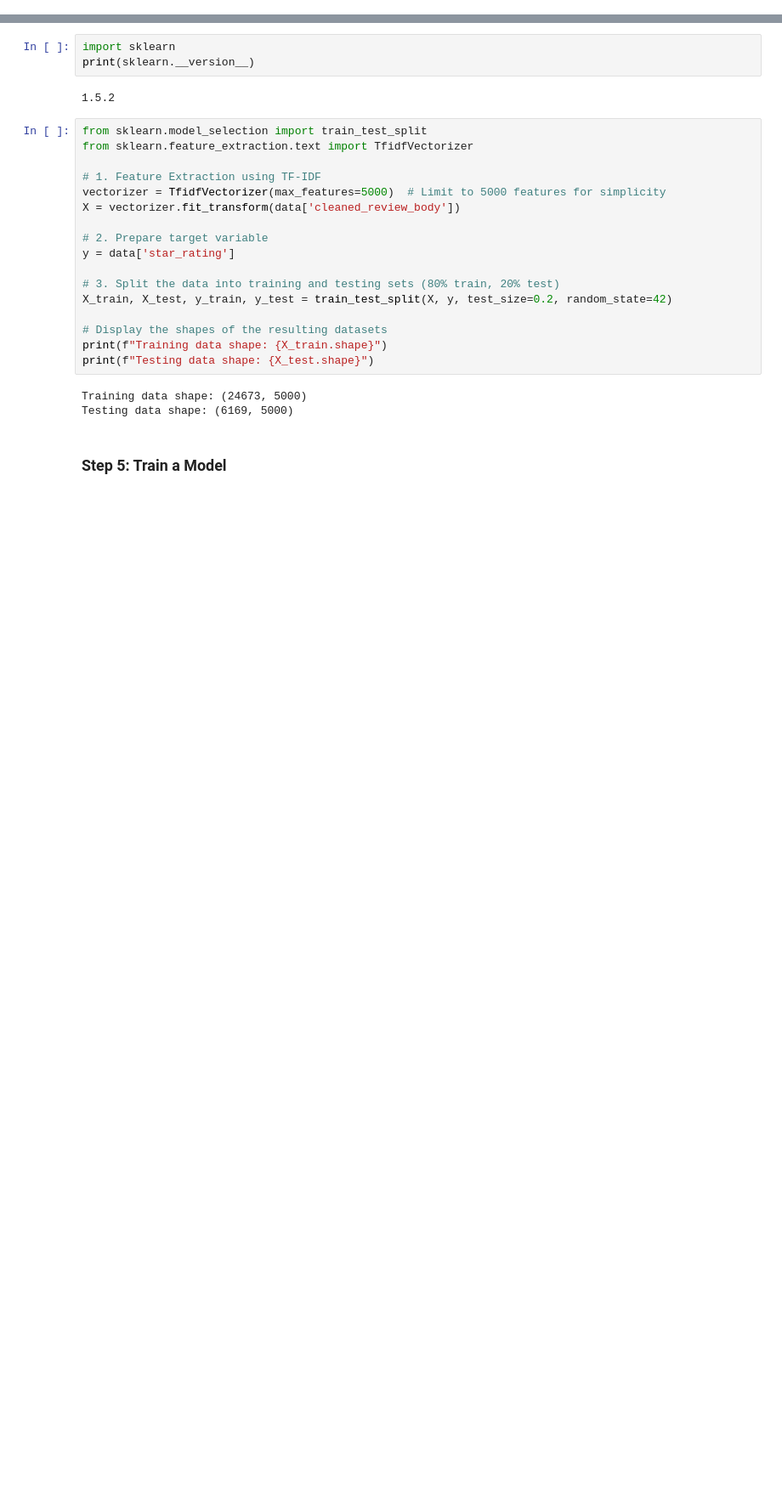
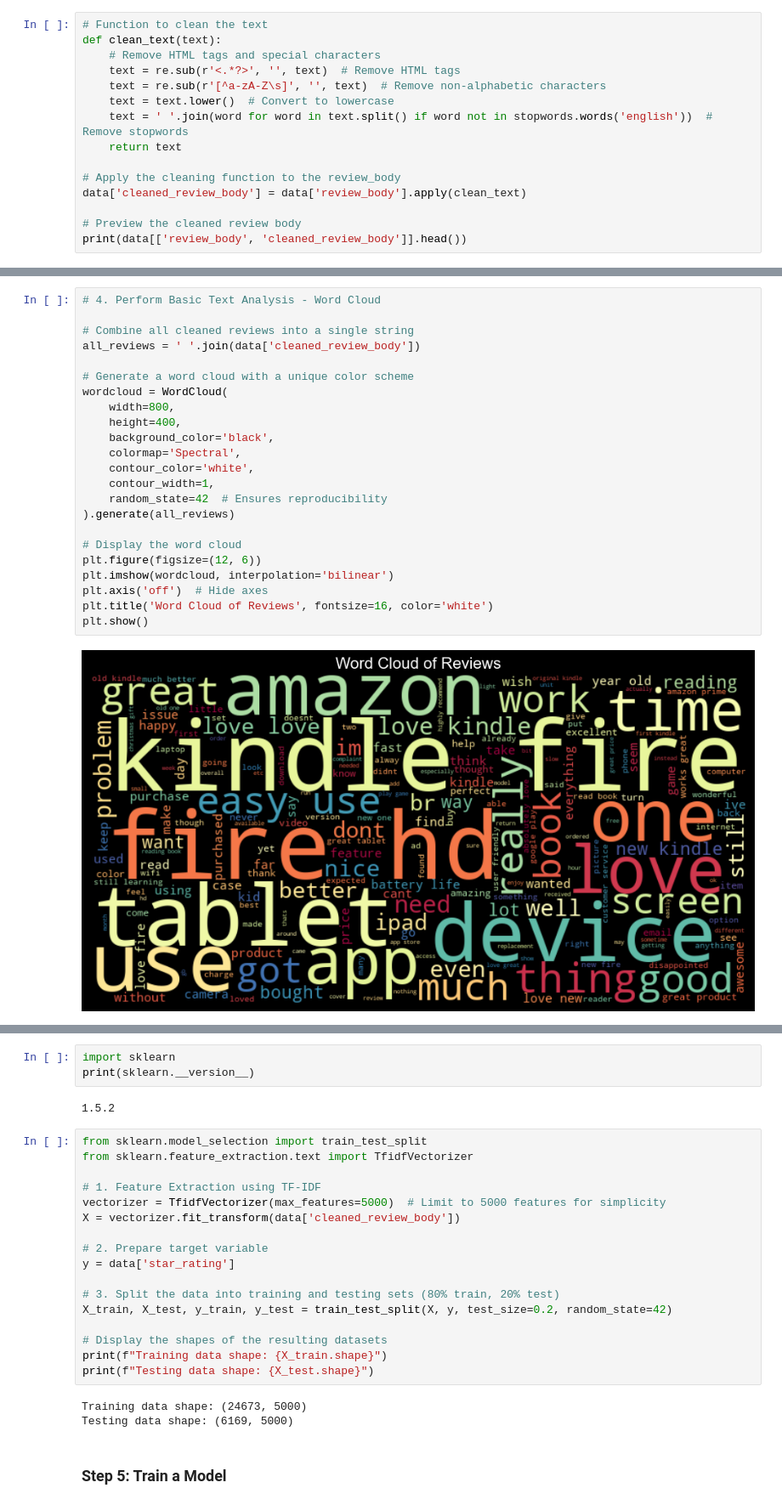
Before and after one commit to nafisalawalidris/Product-Review-Sentiment-Analysis, a Jupyter notebook: Product_Review_Analysis.ipynb, the cells around one changed output, grey strips where cells are left out. Shown at 85% size. Drawn from its saved outputs; the diff is of its cells as text; blank space fills up the shorter version.

```diff
--- a/Product_Review_Analysis.ipynb
+++ b/Product_Review_Analysis.ipynb
@@ -211,0 +221,15 @@ Passing `palette` without assigning `hue` is deprecated and will be removed in v
+# %%
+# Function to clean the text
+def clean_text(text):
+    # Remove HTML tags and special characters
+    text = re.sub(r'<.*?>', '', text)  # Remove HTML tags
+    text = re.sub(r'[^a-zA-Z\s]', '', text)  # Remove non-alphabetic characters
+    text = text.lower()  # Convert to lowercase
+    text = ' '.join(word for word in text.split() if word not in stopwords.words('english'))  # Remove stopwords
+    return text
+
+# Apply the cleaning function to the review_body
+data['cleaned_review_body'] = data['review_body'].apply(clean_text)
+
+# Preview the cleaned review body
+print(data[['review_body', 'cleaned_review_body']].head())
@@ -211,0 +250,25 @@ Passing `palette` without assigning `hue` is deprecated and will be removed in v
+# %%
+# 4. Perform Basic Text Analysis - Word Cloud
+
+# Combine all cleaned reviews into a single string
+all_reviews = ' '.join(data['cleaned_review_body'])
+
+# Generate a word cloud with a unique color scheme
+wordcloud = WordCloud(
+    width=800,
+    height=400,
+    background_color='black',
+    colormap='Spectral',
+    contour_color='white',
+    contour_width=1,
+    random_state=42  # Ensures reproducibility
+).generate(all_reviews)
+
+# Display the word cloud
+plt.figure(figsize=(12, 6))
+plt.imshow(wordcloud, interpolation='bilinear')
+plt.axis('off')  # Hide axes
+plt.title('Word Cloud of Reviews', fontsize=16, color='white')
+plt.show()
+# %% [output]
+[figure, added]
```
Also changed, not shown: parts of 36 cells of this notebook, 1 other file.
